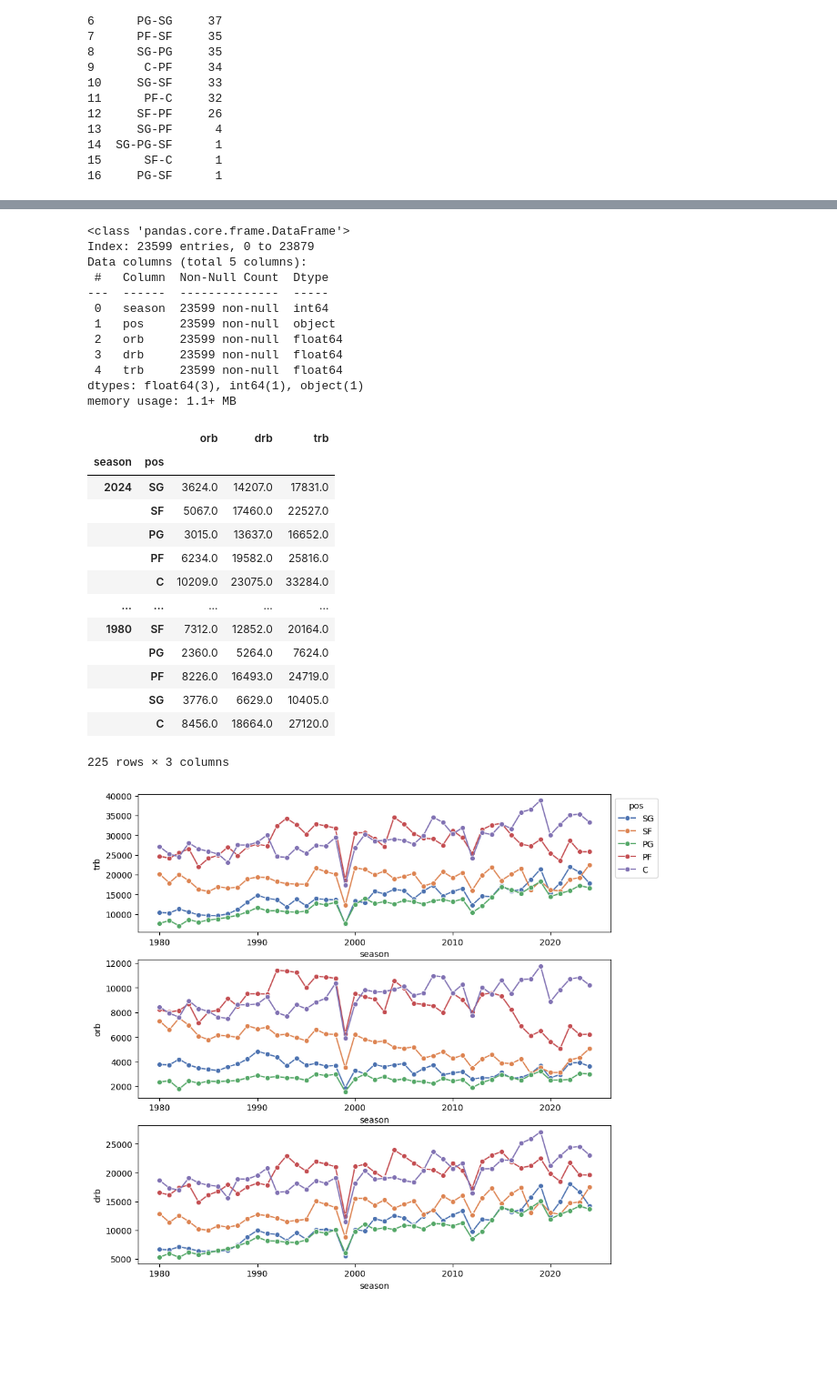
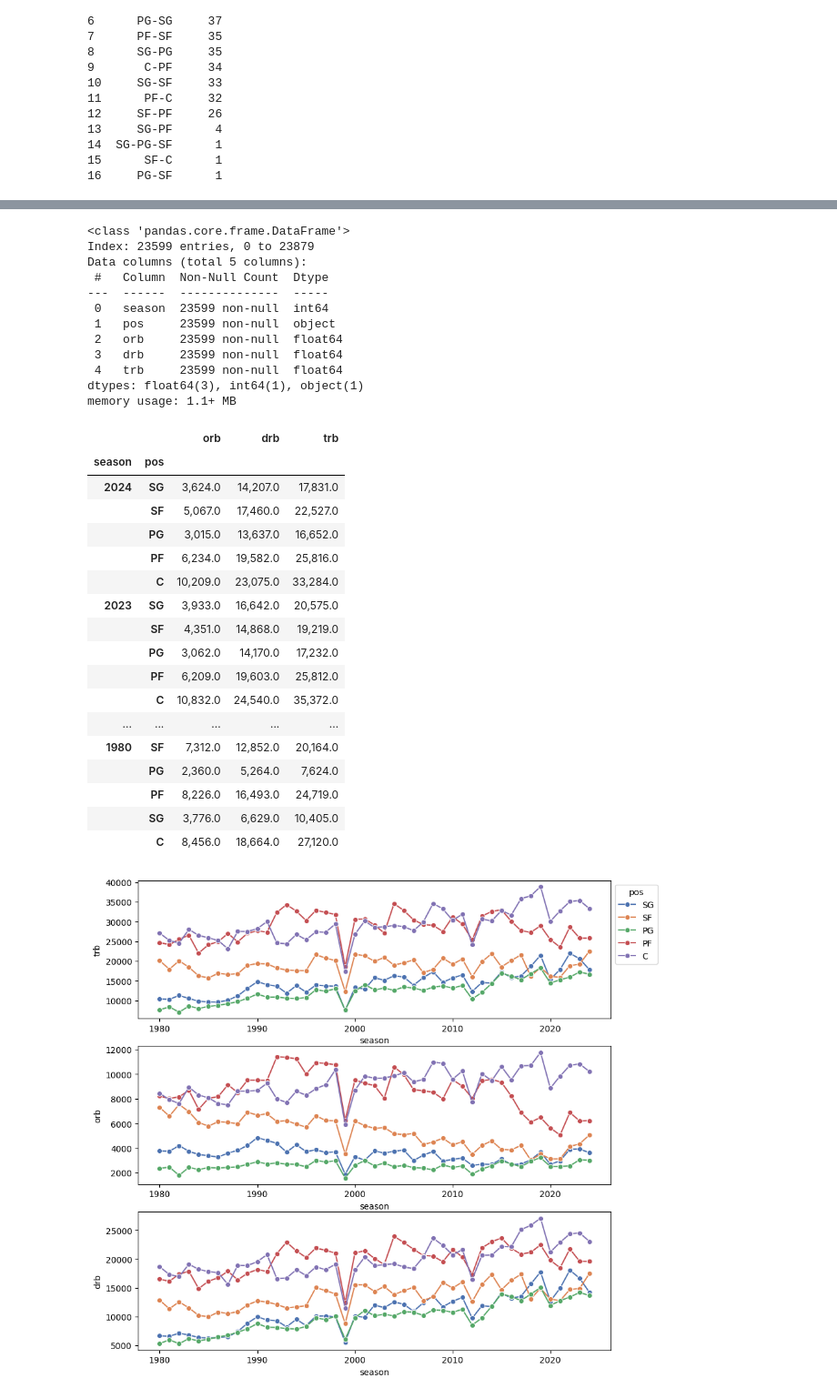
Before and after one commit to NuTTaoo/NBA_Stat, a Jupyter notebook: NBA_Stat.ipynb, the cells around one changed output, grey strips where cells are left out. Shown at 91% size. Cells and saved outputs as stored; diff of their text form; code cells hidden in the pictures; blank space fills up the shorter version.

```diff
--- a/NBA_Stat.ipynb
+++ b/NBA_Stat.ipynb
@@ -290,35 +338,39 @@ ax.collections[0].set_sizes([1000])
 # %%
 df_pos_rb = df_pos_rb.loc[ (df_pos_rb['pos'] == 'C') | (df_pos_rb['pos'] == 'PF') | (df_pos_rb['pos'] == 'SF') | (df_pos_rb['pos'] == 'SG') | (df_pos_rb['pos'] == 'PG') , ['season','pos','orb', 'drb' , 'trb']]
 df_pos_rb.info()
 df_groupby_pos_s = df_pos_rb.groupby(['season','pos'])[['orb', 'drb' , 'trb']].agg('sum').sort_values(by=['season'], ascending=False)
-df_groupby_pos_s
+df_groupby_pos_s.style.format("{:,}".format, subset=df_groupby_pos_s.select_dtypes(include=['number']).columns)
 # %% [output]
 <class 'pandas.core.frame.DataFrame'>
 Index: 23599 entries, 0 to 23879
 Data columns (total 5 columns):
  #   Column  Non-Null Count  Dtype
 ---  ------  --------------  -----
  0   season  23599 non-null  int64
  1   pos     23599 non-null  object
  2   orb     23599 non-null  float64
  3   drb     23599 non-null  float64
  4   trb     23599 non-null  float64
 dtypes: float64(3), int64(1), object(1)
 memory usage: 1.1+ MB
 |  |  | orb | drb | trb |
 | season | pos |  |  |  |
-| 2024 | SG | 3624.0 | 14207.0 | 17831.0 |
-|  | SF | 5067.0 | 17460.0 | 22527.0 |
-|  | PG | 3015.0 | 13637.0 | 16652.0 |
-|  | PF | 6234.0 | 19582.0 | 25816.0 |
-|  | C | 10209.0 | 23075.0 | 33284.0 |
+| 2024 | SG | 3,624.0 | 14,207.0 | 17,831.0 |
+|  | SF | 5,067.0 | 17,460.0 | 22,527.0 |
+|  | PG | 3,015.0 | 13,637.0 | 16,652.0 |
+|  | PF | 6,234.0 | 19,582.0 | 25,816.0 |
+|  | C | 10,209.0 | 23,075.0 | 33,284.0 |
+| 2023 | SG | 3,933.0 | 16,642.0 | 20,575.0 |
+|  | SF | 4,351.0 | 14,868.0 | 19,219.0 |
+|  | PG | 3,062.0 | 14,170.0 | 17,232.0 |
+|  | PF | 6,209.0 | 19,603.0 | 25,812.0 |
+|  | C | 10,832.0 | 24,540.0 | 35,372.0 |
 | ... | ... | ... | ... | ... |
-| 1980 | SF | 7312.0 | 12852.0 | 20164.0 |
-|  | PG | 2360.0 | 5264.0 | 7624.0 |
-|  | PF | 8226.0 | 16493.0 | 24719.0 |
-|  | SG | 3776.0 | 6629.0 | 10405.0 |
-|  | C | 8456.0 | 18664.0 | 27120.0 |
+| 1980 | SF | 7,312.0 | 12,852.0 | 20,164.0 |
+|  | PG | 2,360.0 | 5,264.0 | 7,624.0 |
+|  | PF | 8,226.0 | 16,493.0 | 24,719.0 |
+|  | SG | 3,776.0 | 6,629.0 | 10,405.0 |
+|  | C | 8,456.0 | 18,664.0 | 27,120.0 |
-225 rows × 3 columns
 # %%
 fig, axs = plt.subplots(3,1, figsize=(10,10))
 
```
Also changed, not shown: parts of 18 cells of this notebook.
